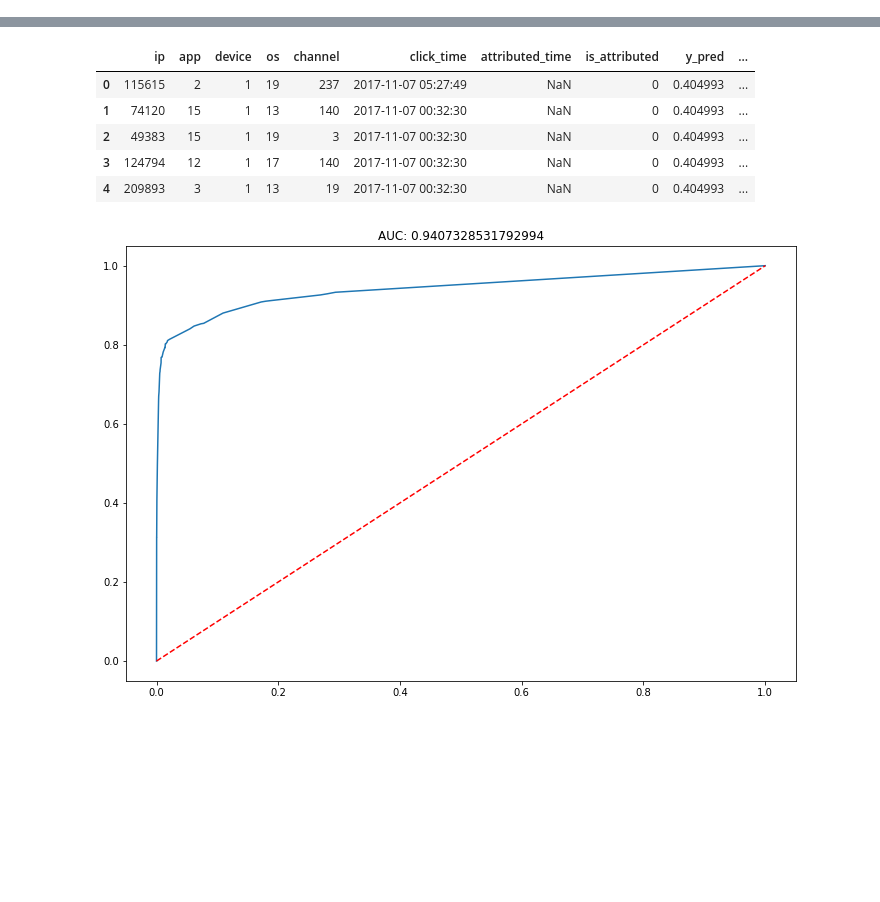
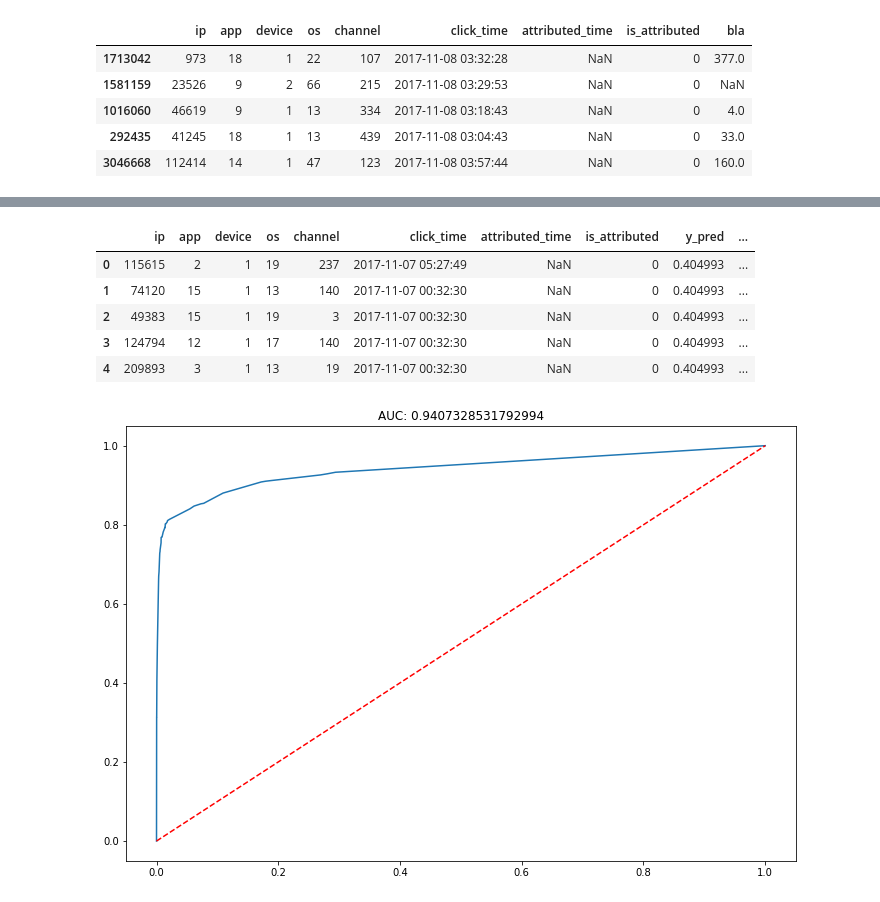
Before and after one commit to minerva-ml/open-solution-talking-data, a Jupyter notebook: notebooks/devbook.ipynb, the cells around one changed output, grey strips where cells are left out. Cells and saved outputs as stored; diff of their text form; code cells hidden in the pictures; blank space fills up the shorter version.

```diff
--- a/notebooks/devbook.ipynb
+++ b/notebooks/devbook.ipynb
@@ -16,0 +22,3 @@ from vis import roc_curve_plot, prediction_distribution_plot
+# %%
+data = read_csv_time_chunks('/mnt/ml-team/minerva/talking_data/files',days=[8],hours=[3])
+data = data.sample(10000)
@@ -17,3 +65,12 @@ from vis import roc_curve_plot, prediction_distribution_plot
+# %%
+data.head()
+# %% [output]
+|  | ip | app | device | os | channel | click_time | attributed_time | is_attributed | bla |
+| 1713042 | 973 | 18 | 1 | 22 | 107 | 2017-11-08 03:32:28 | NaN | 0 | 377.0 |
+| 1581159 | 23526 | 9 | 2 | 66 | 215 | 2017-11-08 03:29:53 | NaN | 0 | NaN |
+| 1016060 | 46619 | 9 | 1 | 13 | 334 | 2017-11-08 03:18:43 | NaN | 0 | 4.0 |
+| 292435 | 41245 | 18 | 1 | 13 | 439 | 2017-11-08 03:04:43 | NaN | 0 | 33.0 |
+| 3046668 | 112414 | 14 | 1 | 47 | 123 | 2017-11-08 03:57:44 | NaN | 0 | 160.0 |
 # %%
 EXPERIMENT_DIR = '/mnt/ml-team/minerva/talking_data/kuba/experiments/'
 EXPERIMENT_NAME = 'baseline'
```
Also changed, not shown: parts of 6 cells of this notebook, 10 other files.
